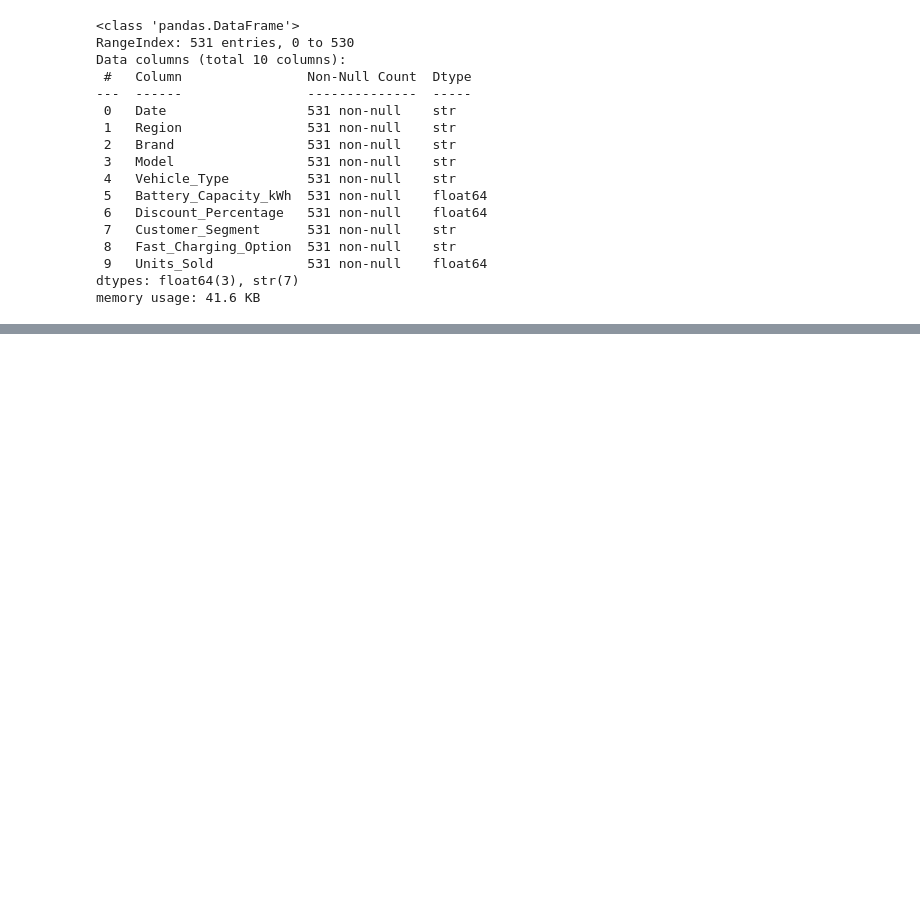
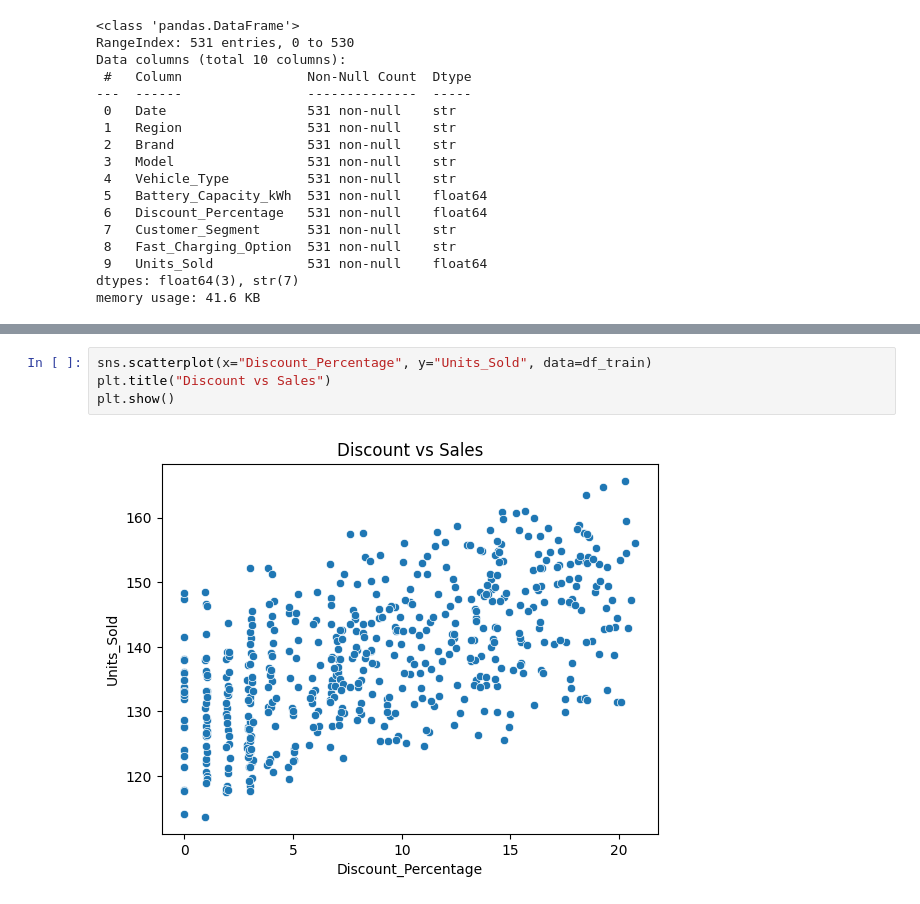
Before and after one commit to ghansham01/learning-machines, a Jupyter notebook: EV Sales/main.ipynb, the cells around one changed output, grey strips where cells are left out. Drawn from its saved outputs; the diff is of its cells as text; blank space fills up the shorter version.

```diff
--- a/EV Sales/main.ipynb
+++ b/EV Sales/main.ipynb
@@ -65,0 +78,6 @@ memory usage: 41.6 KB
+# %%
+sns.scatterplot(x="Discount_Percentage", y="Units_Sold", data=df_train)
+plt.title("Discount vs Sales")
+plt.show()
+# %% [output]
+[figure, added]
```
Also changed, not shown: parts of 14 cells of this notebook, 5 other files.
